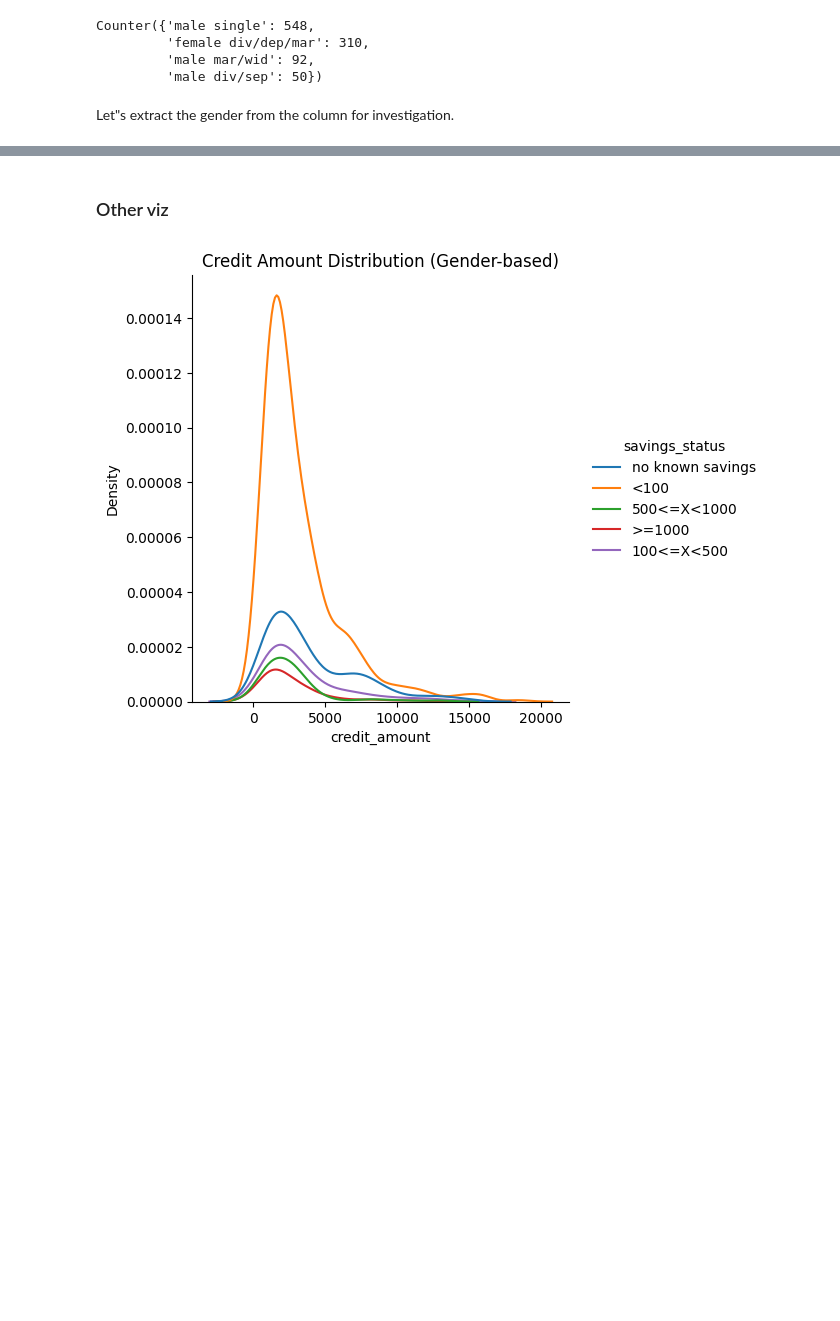
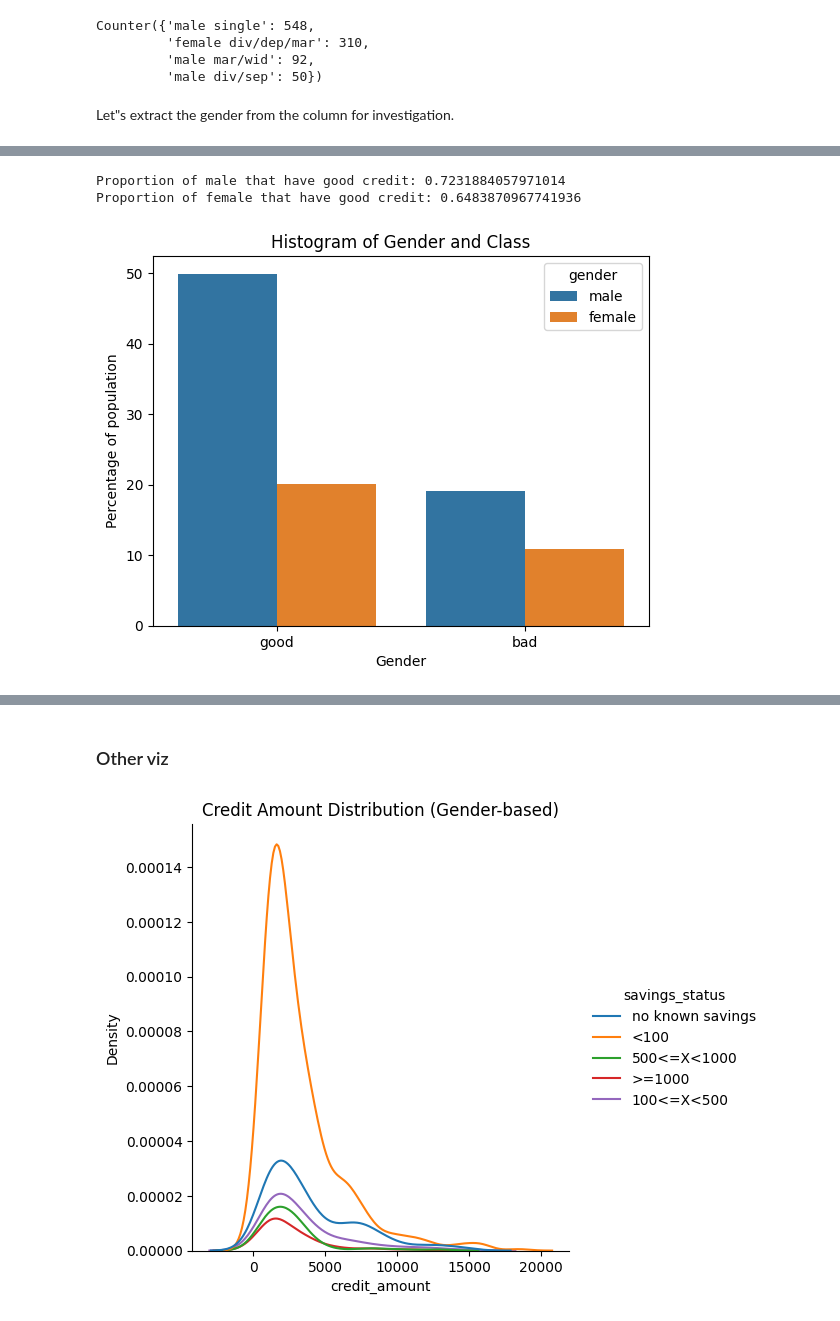
Before and after one commit to MaxPersoon/XAI-Project, a Jupyter notebook: EDA notebook ME.ipynb, the cells around one changed output, grey strips where cells are left out. Saved outputs shown, nothing was run; the diff lists cells and outputs as text; code cells hidden in the pictures; blank space fills up the shorter version.

```diff
--- a/EDA notebook ME.ipynb
+++ b/EDA notebook ME.ipynb
@@ -255,0 +313,18 @@ plt.show()
+# %%
+df_male_class = df_data[df_data["gender"]=="male"]["class"]
+prop_male = df_male_class.value_counts()["good"]/len(df_male_class)
+print('Proportion of male that have good credit:', prop_male)
+
+df_female_class = df_data[df_data["gender"]=="female"]["class"]
+prop_female = df_female_class.value_counts()["good"]/len(df_female_class)
+print('Proportion of female that have good credit:', prop_female)
+
+sns.countplot(data=df_data, x='class', hue='gender', stat="percent")
+plt.xlabel('Gender')
+plt.ylabel('Percentage of population')
+plt.title('Histogram of Gender and Class')
+plt.show()
+# %% [output]
+Proportion of male that have good credit: 0.7231884057971014
+Proportion of female that have good credit: 0.6483870967741936
+[figure, added]
```
Also changed, not shown: parts of 17 cells of this notebook.
